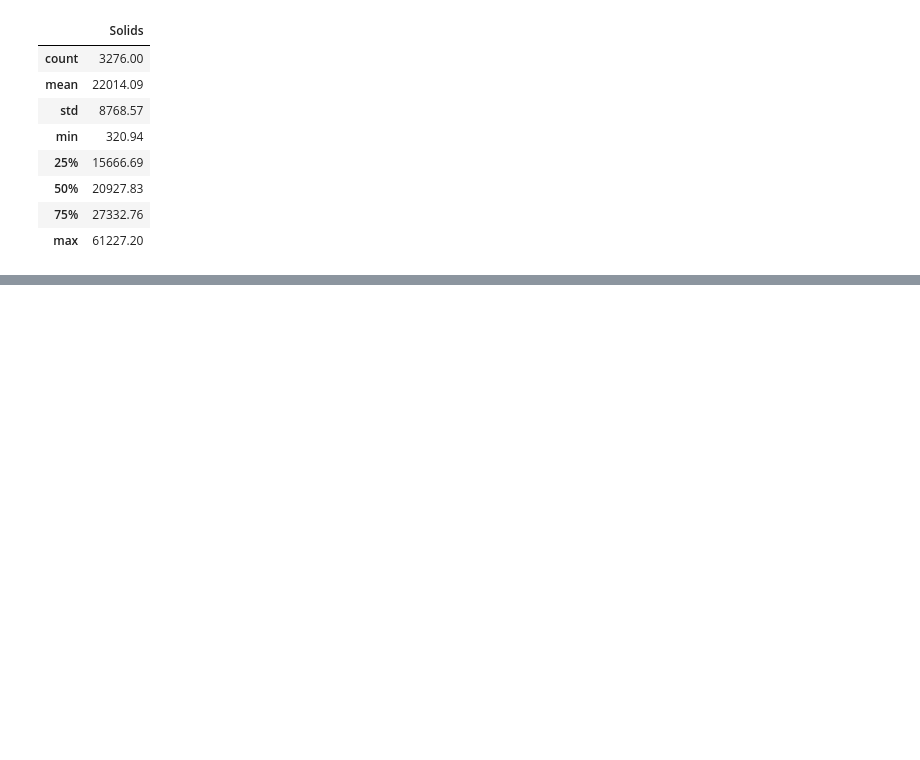
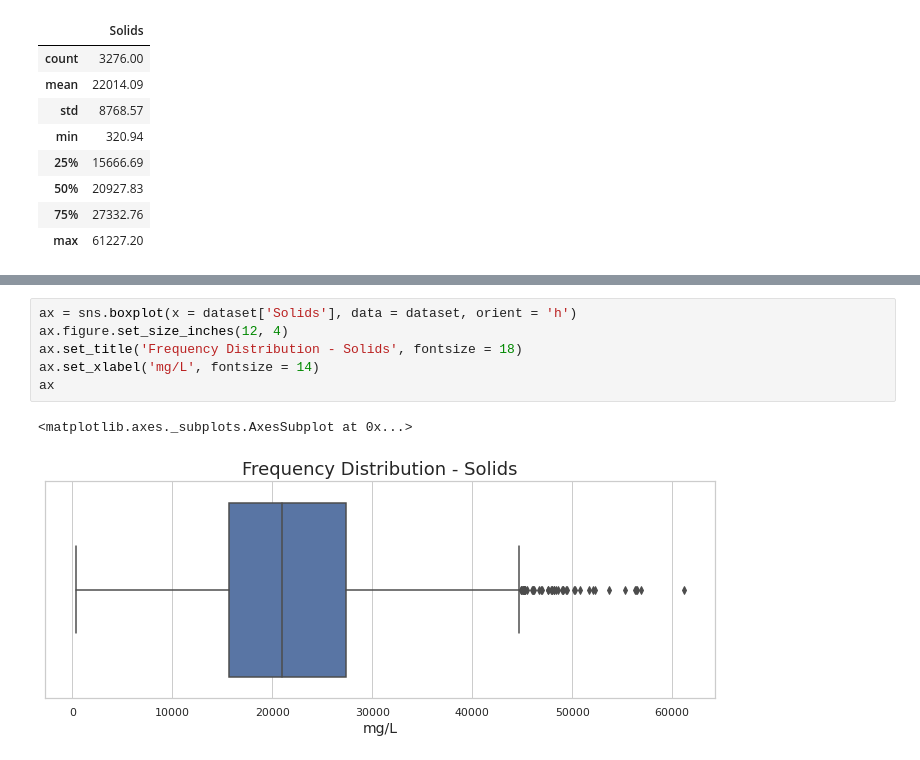
Before and after one commit to jmacedo91/01-World-Population-Data-Analysis, a Jupyter notebook: 02_Data_Analysis_Water_Quality.ipynb, the cells around one changed output, grey strips where cells are left out. Cells and saved outputs as stored; diff of their text form; blank space fills up the shorter version.

```diff
--- a/02_Data_Analysis_Water_Quality.ipynb
+++ b/02_Data_Analysis_Water_Quality.ipynb
@@ -558,0 +588,9 @@ descriptive_statistics
+# %%
+ax = sns.boxplot(x = dataset['Solids'], data = dataset, orient = 'h')
+ax.figure.set_size_inches(12, 4)
+ax.set_title('Frequency Distribution - Solids', fontsize = 18)
+ax.set_xlabel('mg/L', fontsize = 14)
+ax
+# %% [output]
+<matplotlib.axes._subplots.AxesSubplot at 0x...>
+[figure, added]
```
Also changed, not shown: parts of 12 cells of this notebook.
